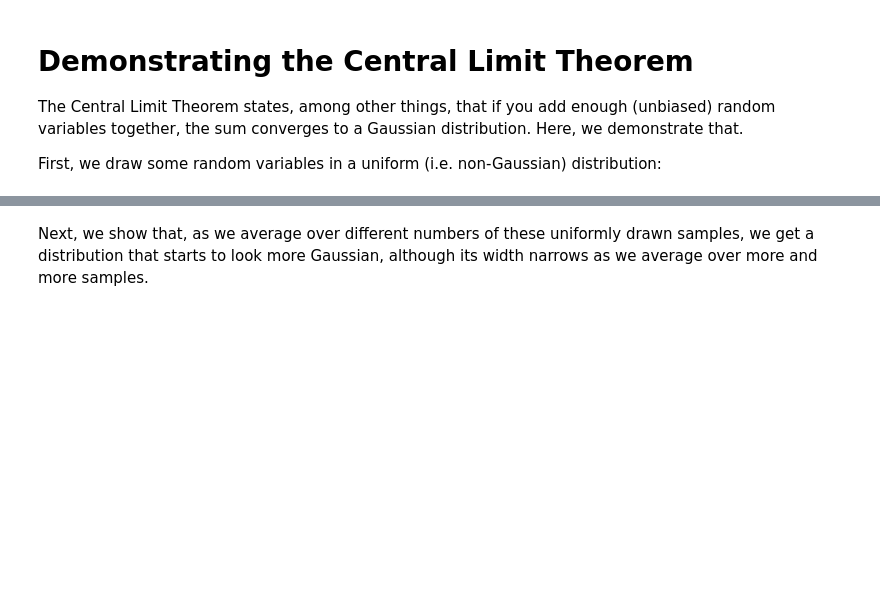
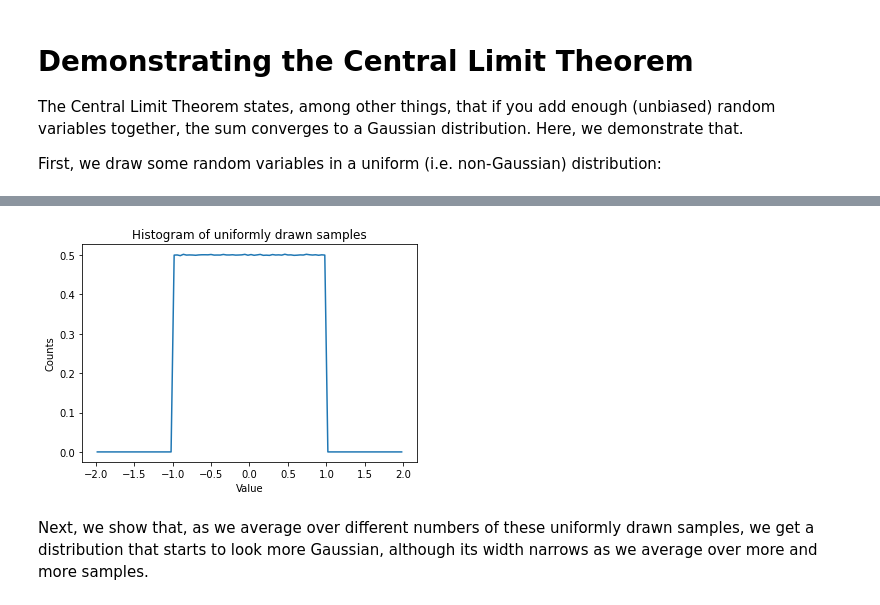
Before and after one commit to AaronParsons/ugradio, a Jupyter notebook: jupyter_tutorials/lab2/Central Limit Theorem and Averaging.ipynb, the cells around one changed output, grey strips where cells are left out. Drawn from its saved outputs; the diff is of its cells as text; code cells hidden in the pictures; blank space fills up the shorter version.

```diff
--- a/jupyter_tutorials/lab2/Central Limit Theorem and Averaging.ipynb
+++ b/jupyter_tutorials/lab2/Central Limit Theorem and Averaging.ipynb
@@ -8,8 +9,11 @@ The Central Limit Theorem states, among other things, that if you add enough (un
 First, we draw some random variables in a uniform (i.e. non-Gaussian) distribution:
 # %%
 d = np.random.uniform(-1,1,size=int(2**24))
-hist,bins = np.histogram(d, range=(-2,2), bins=100, normed=True)
+hist,bins = np.histogram(d, range=(-2,2), bins=100, density=True)
 plt.figure()
+plt.title('Histogram of uniformly drawn samples')
 plt.plot(0.5*(bins[:-1]+bins[1:]), hist)
+plt.xlabel('Value')
+plt.ylabel('Counts')
 plt.show()
 # %% [output]
@@ -18,3 +20,4 @@ plt.show()
+[figure, added]
 # %% [markdown]
 Next, we show that, as we average over different numbers of these uniformly drawn samples, we get a distribution that starts to look more Gaussian, although its width narrows as we average over more and more samples.
 # %%
```
Also changed, not shown: parts of 7 cells of this notebook.
